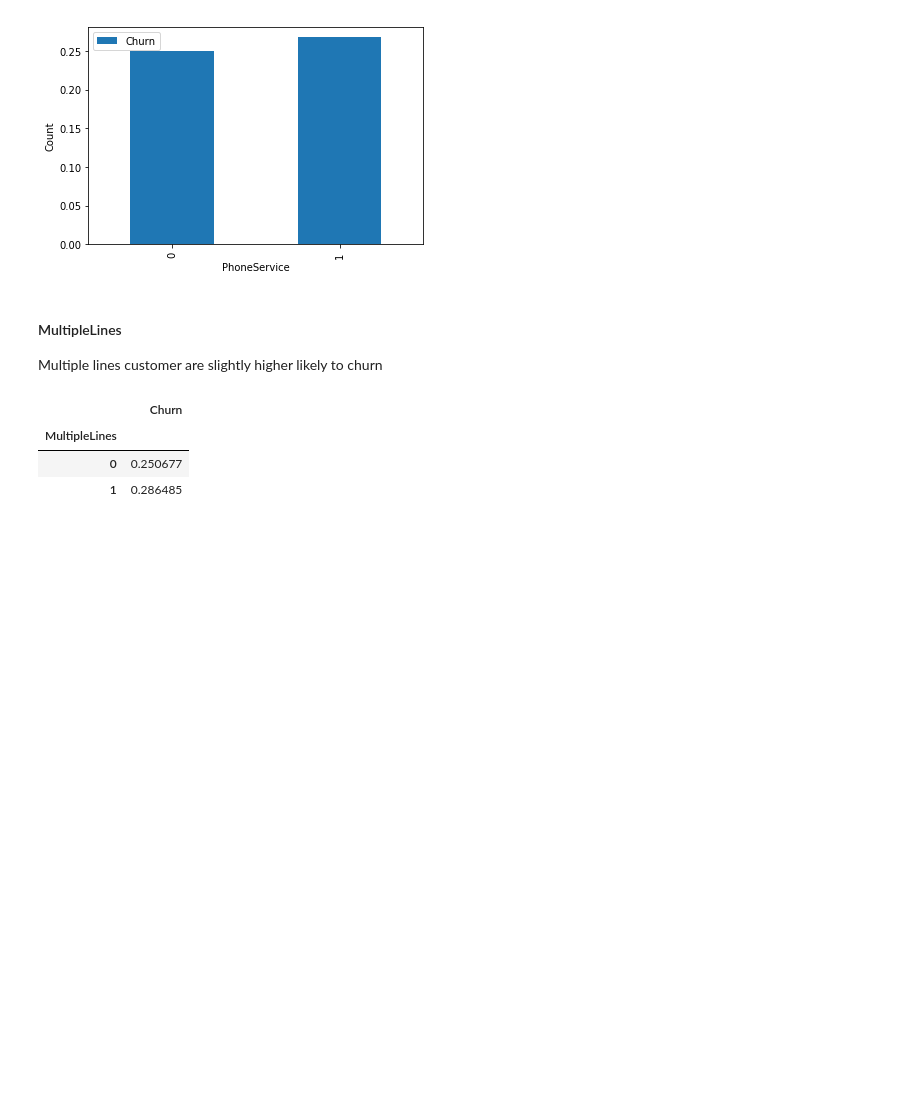
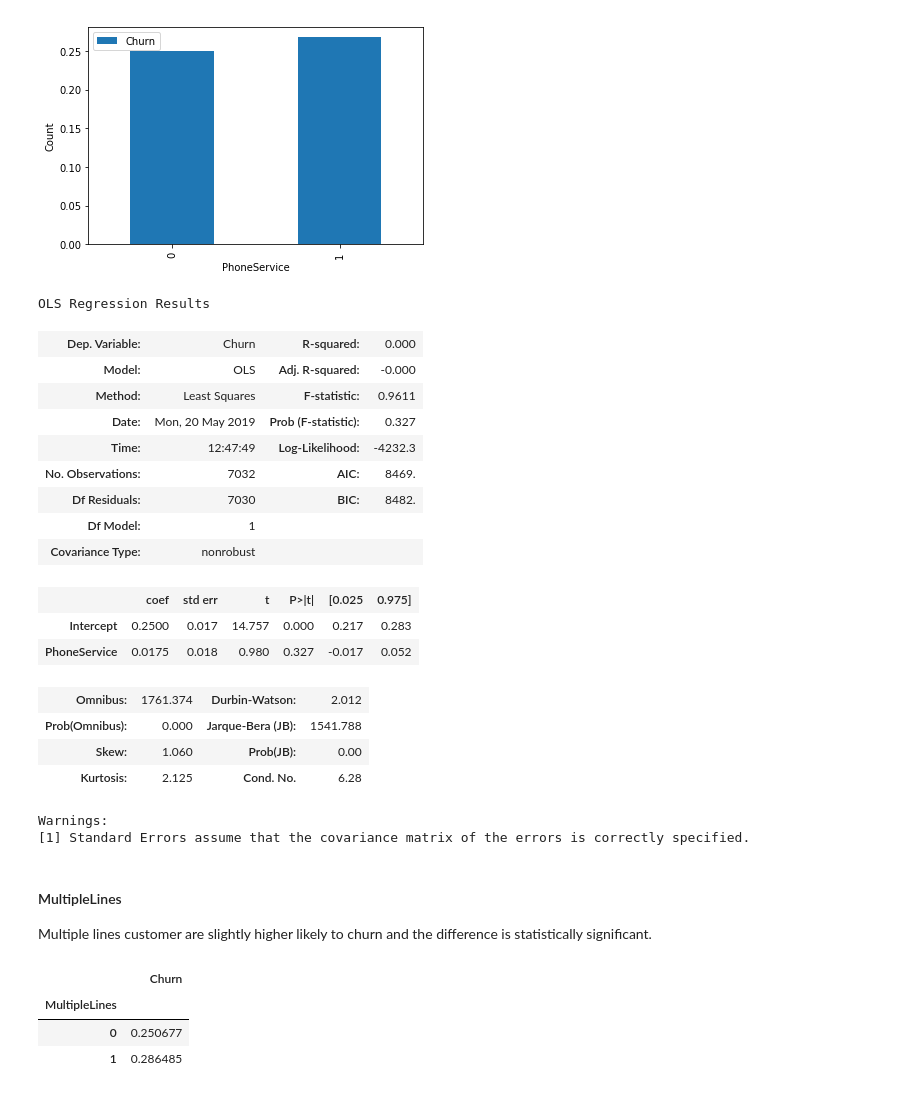
Before and after one commit to parasdoshicom/SpringboardDSIntensive, a Jupyter notebook: Customer Churn Prediction.ipynb, the cells around one changed output. Drawn from its saved outputs; the diff is of its cells as text; code cells hidden in the pictures; blank space fills up the shorter version.

```diff
--- a/Customer Churn Prediction.ipynb
+++ b/Customer Churn Prediction.ipynb
@@ -716,10 +787,34 @@ churndata.groupby(['PhoneService' ])[['Churn']].mean()
 | 0 | 0.250000 |
 | 1 | 0.267475 |
 [figure]
+# %%
+#is this statistically significant?
+m = ols('Churn ~ PhoneService',churndata).fit()
+m.summary()
+# %% [output]
+OLS Regression Results
+| Dep. Variable: | Churn | R-squared: | 0.000 |
+| Model: | OLS | Adj. R-squared: | -0.000 |
+| Method: | Least Squares | F-statistic: | 0.9611 |
+| Date: | Mon, 20 May 2019 | Prob (F-statistic): | 0.327 |
+| Time: | 12:47:49 | Log-Likelihood: | -4232.3 |
+| No. Observations: | 7032 | AIC: | 8469. |
+| Df Residuals: | 7030 | BIC: | 8482. |
+| Df Model: | 1 |  |  |
+| Covariance Type: | nonrobust |  |  |
+|  | coef | std err | t | P>|t| | [0.025 | 0.975] |
+| Intercept | 0.2500 | 0.017 | 14.757 | 0.000 | 0.217 | 0.283 |
+| PhoneService | 0.0175 | 0.018 | 0.980 | 0.327 | -0.017 | 0.052 |
+| Omnibus: | 1761.374 | Durbin-Watson: | 2.012 |
+| Prob(Omnibus): | 0.000 | Jarque-Bera (JB): | 1541.788 |
+| Skew: | 1.060 | Prob(JB): | 0.00 |
+| Kurtosis: | 2.125 | Cond. No. | 6.28 |
+Warnings:
+[1] Standard Errors assume that the covariance matrix of the errors is correctly specified.
 # %% [markdown]
 #### MultipleLines
 
-Multiple lines customer are slightly higher likely to churn
+Multiple lines customer are slightly higher likely to churn and the difference is statistically significant.
 # %%
 churndata.groupby(['MultipleLines'])[['Churn']].mean().plot(kind='bar').set_ylabel('Count')
 churndata.groupby(['MultipleLines' ])[['Churn']].mean()
```
Also changed, not shown: parts of 17 cells of this notebook.
